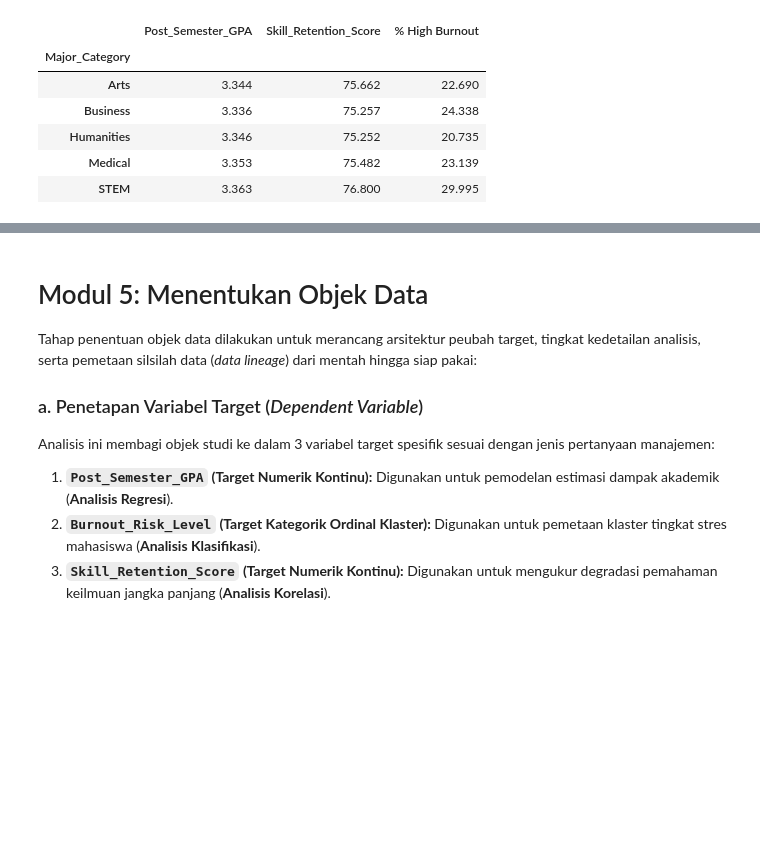
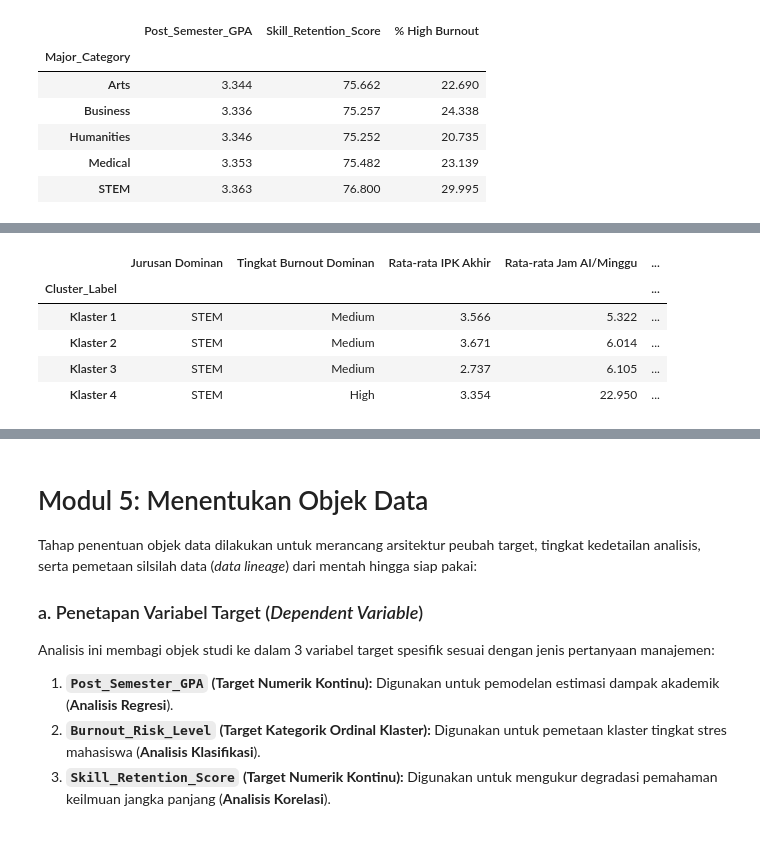
Before and after one commit to nghifaria/ai-student-performance-DA, a Jupyter notebook: Notebook Python_Naufal Ghifari Afdhala_G6401231029.ipynb, the cells around one changed output, grey strips where cells are left out. Cells and saved outputs as stored; diff of their text form; code cells hidden in the pictures; blank space fills up the shorter version.

```diff
--- a/Notebook Python_Naufal Ghifari Afdhala_G6401231029.ipynb
+++ b/Notebook Python_Naufal Ghifari Afdhala_G6401231029.ipynb
@@ -713,3 +714,81 @@ Name: count, dtype: int64
 | Humanities | 3.346 | 75.252 | 20.735 |
 | Medical | 3.353 | 75.482 | 23.139 |
 | STEM | 3.363 | 76.800 | 29.995 |
+# %%
+# ============================================================================
+# PERBAIKAN 1: KLASTERISASI K-MEANS DAN ANALISIS PROFIL MAHASISWA (REVISI BNSP)
+# ============================================================================
+
+# 1. Import library scikit-learn untuk klasterisasi dan standarisasi
+from sklearn.cluster import KMeans
+from sklearn.metrics import silhouette_score
+from sklearn.preprocessing import StandardScaler
+
+print("=== TAHAP 1: PREPARATION & EVALUASI SILHOUETTE SCORE ===")
+
+# Seleksi variabel numerik inti yang merepresentasikan profil mahasiswa
+kolom_klaster = [
+    'Pre_Semester_GPA', 'Post_Semester_GPA', 'Weekly_GenAI_Hours',
+    'Traditional_Study_Hours', 'Perceived_AI_Dependency',
+    'Anxiety_Level_During_Exams', 'Skill_Retention_Score'
+]
+
+# Ambil data numerik dan lakukan penskalaan (Standardization) karena K-Means sensitif jarak
+scaler = StandardScaler()
+X_scaled = scaler.fit_transform(df_clean[kolom_klaster])
+
+# Loop untuk menguji nilai K (2 s/d 5) dan menampilkan Silhouette Score sesuai arahan asesor
+for k in range(2, 6):
+    kmeans_test = KMeans(n_clusters=k, init='k-means++', random_state=42, n_init=10)
+    labels_test = kmeans_test.fit_predict(X_scaled)
+    score = silhouette_score(X_scaled, labels_test, sample_size=10000, random_state=42)
+    print(f"Nilai K = {k} | Silhouette Score rata-rata: {score:.4f}")
+
+# 2. Eksekusi K-Means dengan K optimal (Asesor menyarankan K = 4)
+print("\n=== TAHAP 2: EKSEKUSI K-MEANS DENGAN K = 4 ===")
+optimal_k = 4
+kmeans_final = KMeans(n_clusters=optimal_k, init='k-means++', random_state=42, n_init=10)
+df_clean['Cluster'] = kmeans_final.fit_predict(X_scaled)
+
+# Mengubah label cluster menjadi format string berbasis bisnis agar rapi di laporan
+df_clean['Cluster_Label'] = df_clean['Cluster'].map({
+    0: 'Klaster 1',
+    1: 'Klaster 2',
+    2: 'Klaster 3',
+    3: 'Klaster 4'
+})
+
+print(f"Distribusi jumlah mahasiswa per klaster:")
+print(df_clean['Cluster_Label'].value_counts())
+
+# 3. Pembuatan Profiling Klaster Makro secara Komprehensif (Insight Utama)
+print("\n=== TAHAP 3: PROFILING DAN DESKRIPSI KLASTER MAHASISWA ===")
+
+# Fungsi agregasi kustom untuk mengambil modus (nilai terbanyak) pada peubah kategorik
+def ambil_modus(x):
+    return x.mode()[0] if not x.mode().empty else np.nan
+
+profil_klaster = df_clean.groupby('Cluster_Label').agg({
+    'Major_Category': ambil_modus,
+    'Burnout_Risk_Level': ambil_modus,
+    'Post_Semester_GPA': 'mean',
+    'Weekly_GenAI_Hours': 'mean',
+    'Perceived_AI_Dependency': 'mean',
+    'Anxiety_Level_During_Exams': 'mean',
+    'Skill_Retention_Score': 'mean'
+}).rename(columns={
+    'Major_Category': 'Jurusan Dominan',
+    'Burnout_Risk_Level': 'Tingkat Burnout Dominan',
+    'Post_Semester_GPA': 'Rata-rata IPK Akhir',
+    'Weekly_GenAI_Hours': 'Rata-rata Jam AI/Minggu',
+    'Perceived_AI_Dependency': 'Rata-rata Dependensi AI',
+    'Anxiety_Level_During_Exams': 'Rata-rata Kecemasan Ujian',
+    'Skill_Retention_Score': 'Rata-rata Retensi Ilmu'
+})
+
+display(profil_klaster.round(3))
+
+# 4. Simpan kembali dataset final yang sudah dilengkapi fitur klaster untuk Streamlit app.py
+df_clean.to_csv('ai_student_impact_dataset_final.csv', index=False)
+print("\nFile 'ai_student_impact_dataset_final.csv' berhasil diperbarui dengan data klaster.")
+# %% [output]
@@ -715,0 +811,6 @@ Name: count, dtype: int64
+|  | Jurusan Dominan | Tingkat Burnout Dominan | Rata-rata IPK Akhir | Rata-rata Jam AI/Minggu | ... |
+| Cluster_Label |  |  |  |  | ... |
+| Klaster 1 | STEM | Medium | 3.566 | 5.322 | ... |
+| Klaster 2 | STEM | Medium | 3.671 | 6.014 | ... |
+| Klaster 3 | STEM | Medium | 2.737 | 6.105 | ... |
+| Klaster 4 | STEM | High | 3.354 | 22.950 | ... |
```
Also changed, not shown: parts of 4 cells of this notebook.
